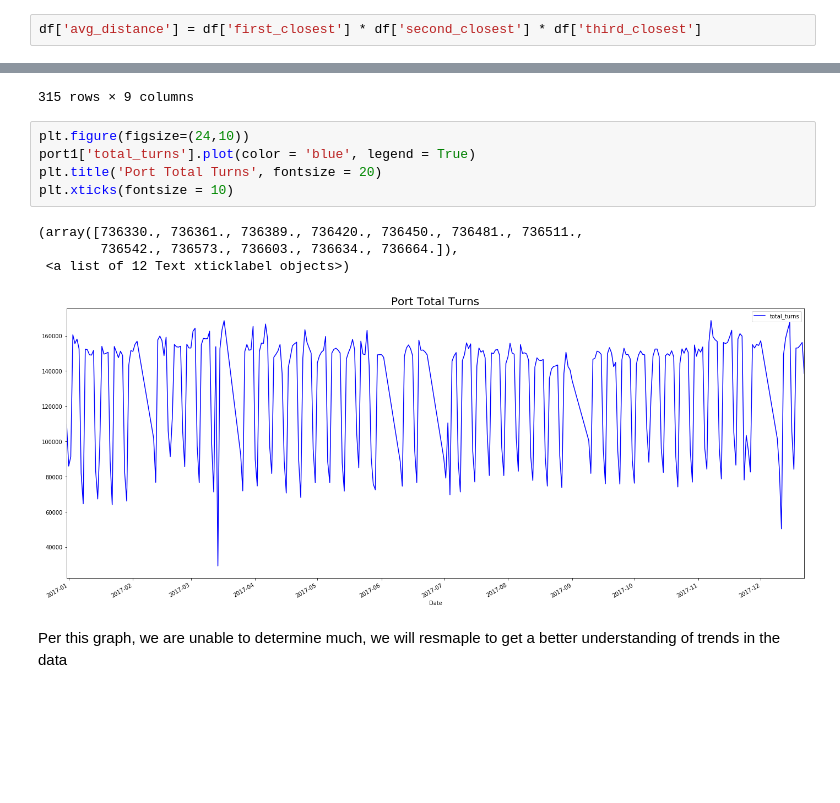
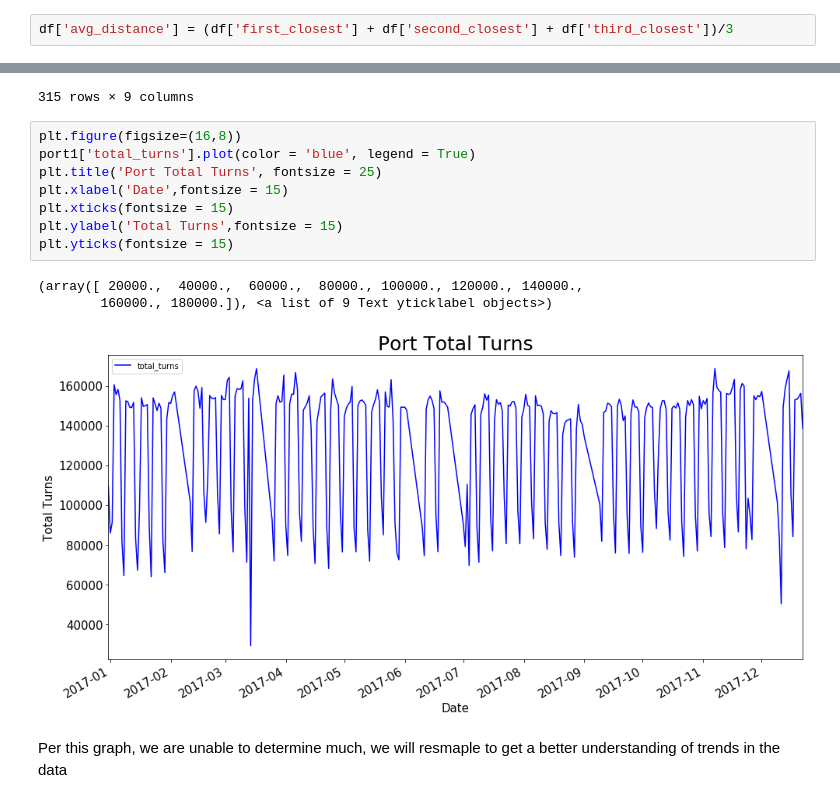
Before and after one commit to gsrankel/Capstone, a Jupyter notebook: Modeling.ipynb, the cells around one changed output, grey strips where cells are left out. Saved outputs shown, nothing was run; the diff lists cells and outputs as text; blank space fills up the shorter version.

```diff
--- a/Modeling.ipynb
+++ b/Modeling.ipynb
@@ -657,5 +672,5 @@ With the featured engineering that we are doing, we wanted to make a total turns
 # %%
 df['total_turns'] = df['Entries'] + df['Exits']
 # %%
-df['avg_distance'] = df['first_closest'] * df['second_closest'] * df['third_closest']
+df['avg_distance'] = (df['first_closest'] + df['second_closest'] + df['third_closest'])/3
 # %% [markdown]
@@ -892,15 +943,17 @@ port1
 | 2017-12-22 | 1956.350784 | -3551.507280 | 0.029366 | 0.032653 | 0.050044 | 79494 | 59098 | ... |
 315 rows × 9 columns
 # %%
-plt.figure(figsize=(24,10))
+plt.figure(figsize=(16,8))
 port1['total_turns'].plot(color = 'blue', legend = True)
-plt.title('Port Total Turns', fontsize = 20)
-plt.xticks(fontsize = 10)
+plt.title('Port Total Turns', fontsize = 25)
+plt.xlabel('Date',fontsize = 15)
+plt.xticks(fontsize = 15)
+plt.ylabel('Total Turns',fontsize = 15)
+plt.yticks(fontsize = 15)
 # %% [output]
-(array([736330., 736361., 736389., 736420., 736450., 736481., 736511.,
-        736542., 736573., 736603., 736634., 736664.]),
- <a list of 12 Text xticklabel objects>)
+(array([ 20000.,  40000.,  60000.,  80000., 100000., 120000., 140000.,
+        160000., 180000.]), <a list of 9 Text yticklabel objects>)
-[figure, old version]
+[figure, new version]
 # %% [markdown]
 Per this graph, we are unable to determine much, we will resmaple to get a better understanding of trends in the data
 # %%
```
Also changed, not shown: parts of 51 cells of this notebook, 4 other files.
